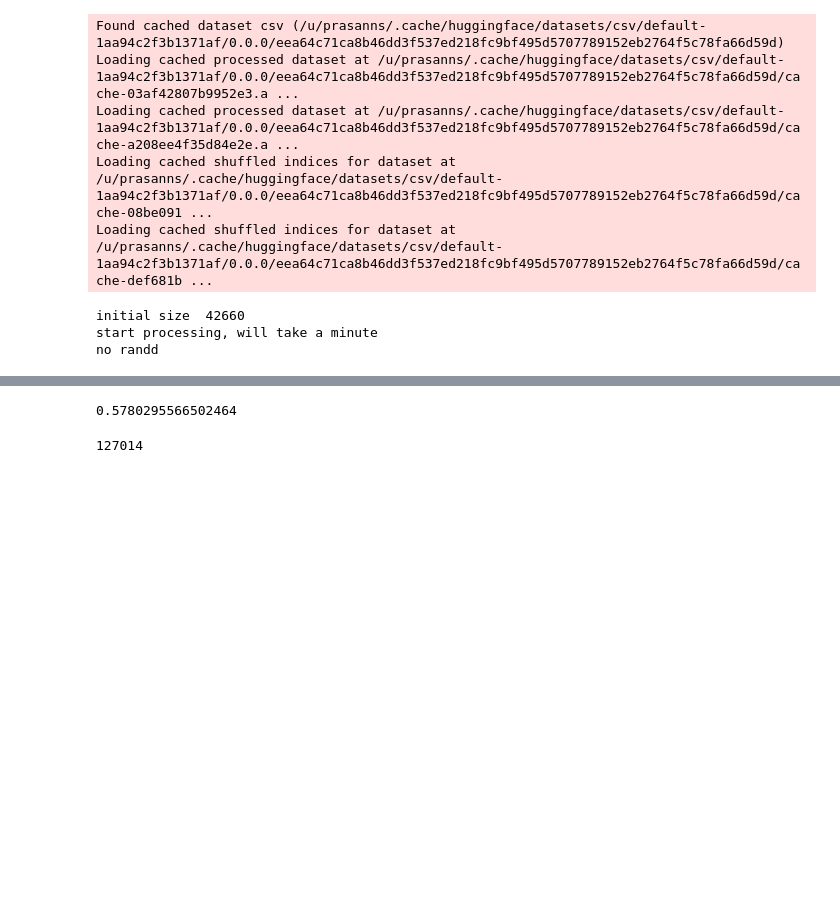
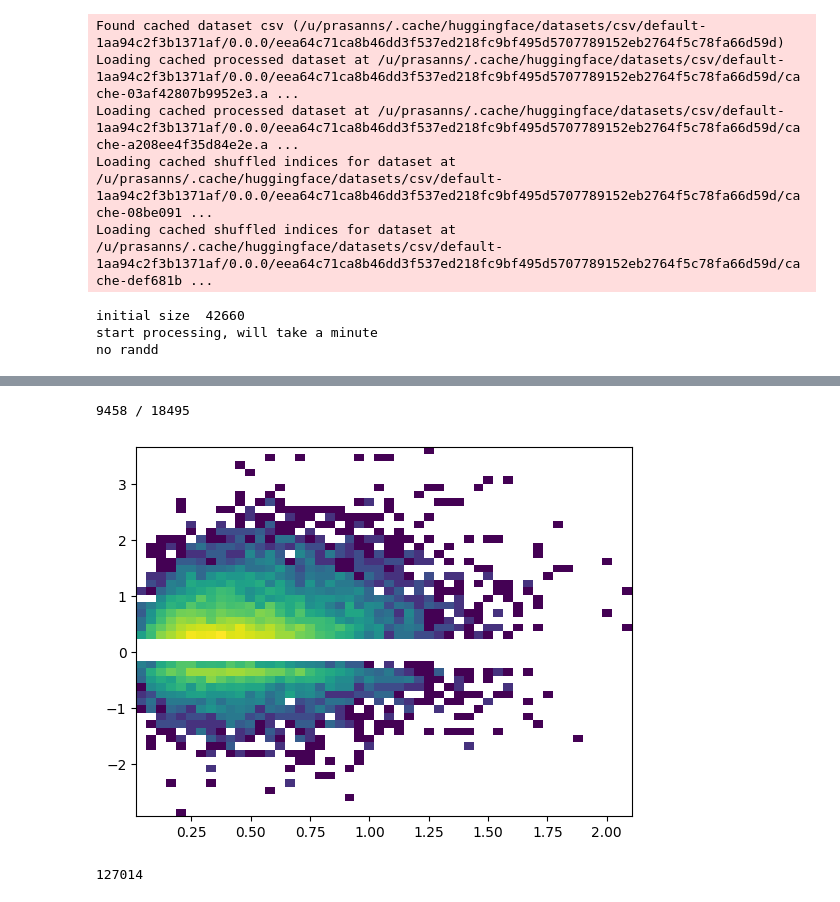
Before and after one commit to PrasannS/rlhf-length-biases, a Jupyter notebook: eval/examine_dcarto.ipynb, the cells around one changed output, grey strips where cells are left out. Drawn from its saved outputs; the diff is of its cells as text; code cells hidden in the pictures; blank space fills up the shorter version.

```diff
--- a/eval/examine_dcarto.ipynb
+++ b/eval/examine_dcarto.ipynb
@@ -192,7 +192,11 @@ tmp = tmp[tmp.confs>-1]
 # %%
-lenheur(tmp)
+tmp = apfarm
+tmp = tmp[(tmp.confs>0.25)|(tmp.confs<-0.25)]
+print(len(tmp), "/", len(apfarm))
+lenscat(tmp)
 # %% [output]
-0.5780295566502464
+9458 / 18495
+[figure, added]
 # %%
 l1 = list(pd.read_json("../trl-general/truncvals/rlcdboth.json", orient='records', lines=True)[0])
 # %%
```
Also changed, not shown: parts of 6 cells of this notebook, 5 other files.
